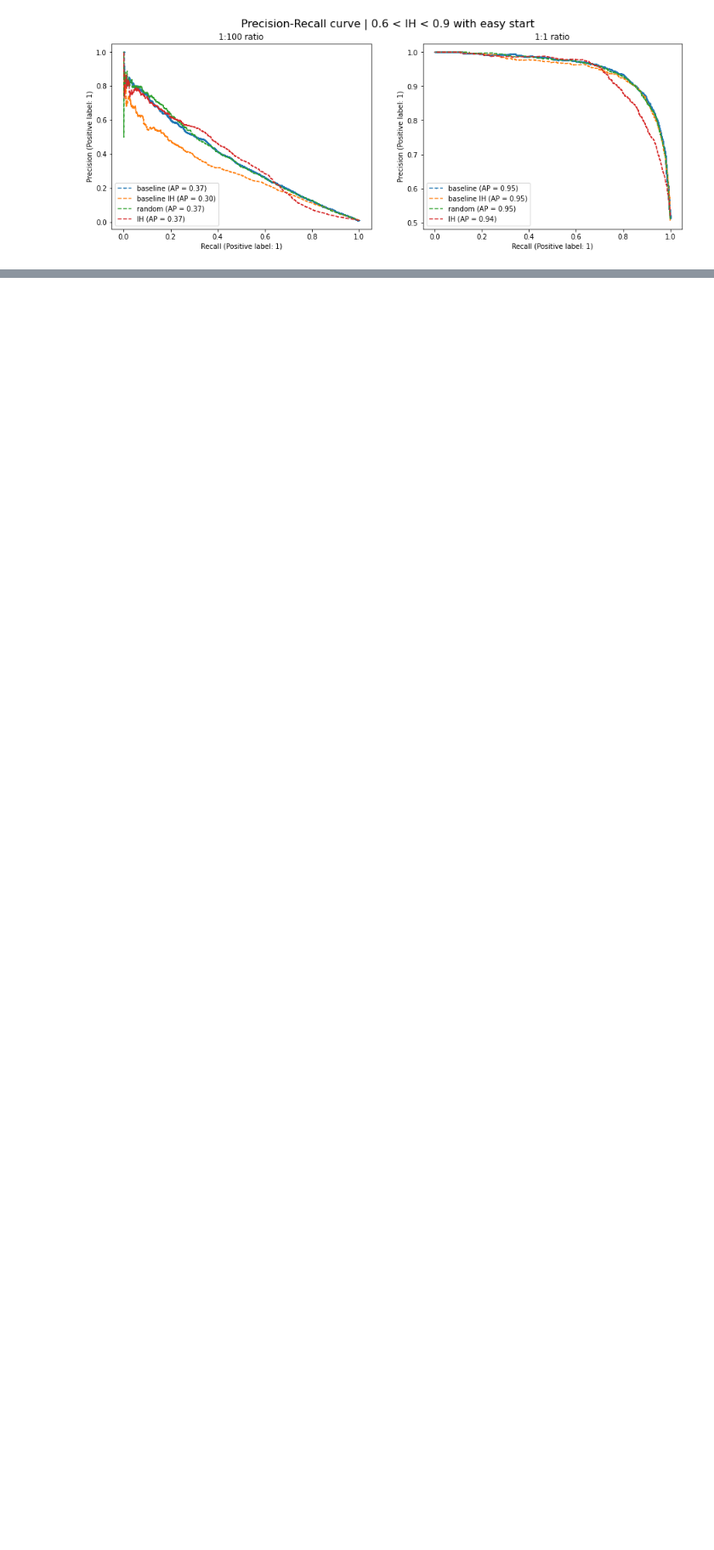
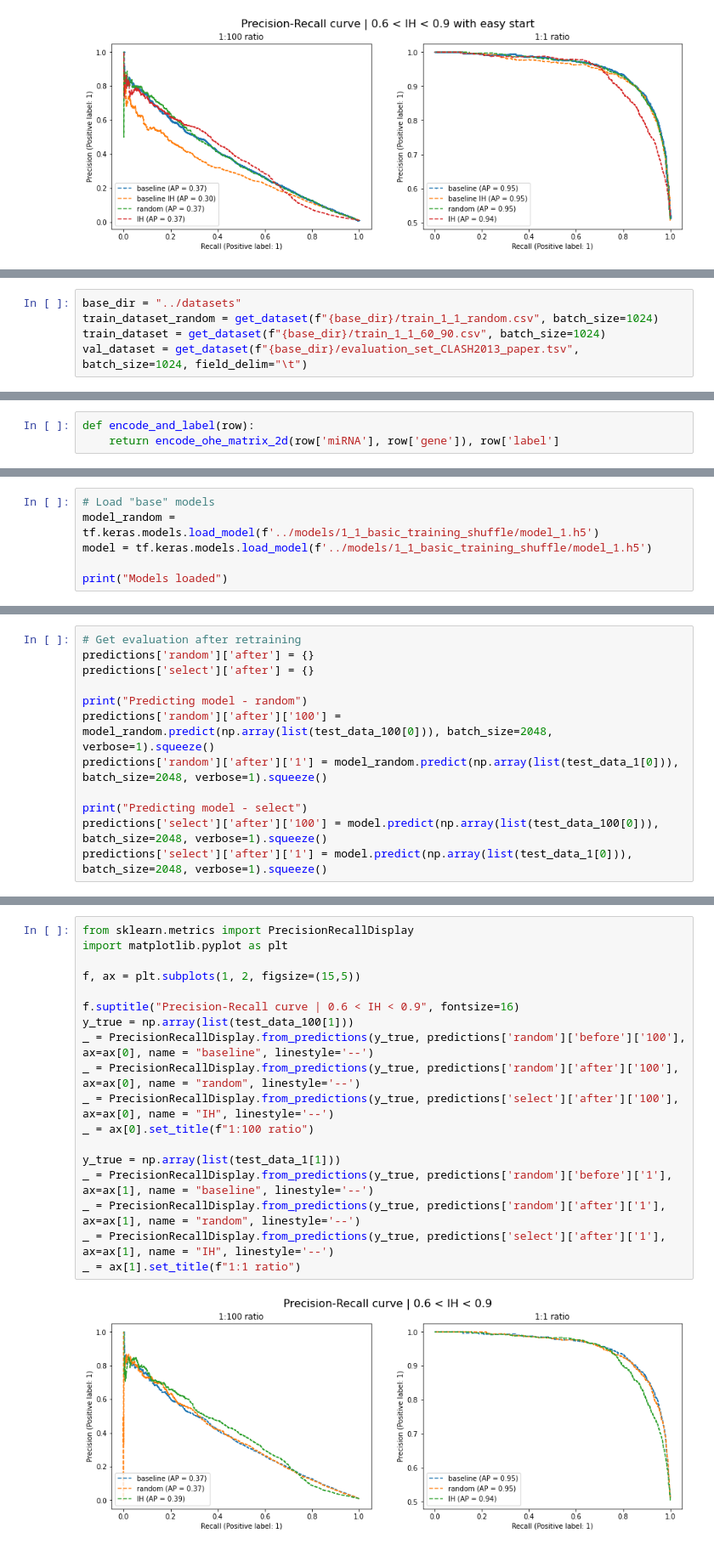
Before and after one commit to Janowie/iterative_training_experiments, a Jupyter notebook: hard_instance_retraining.ipynb, the cells around one changed output, grey strips where cells are left out. Shown at 85% size. Drawn from its saved outputs; the diff is of its cells as text; blank space fills up the shorter version.

Commit message:
Further experiments done: retraining on imbalanced dataset while freezing the conv layers => promissing

```diff
--- a/hard_instance_retraining.ipynb
+++ b/hard_instance_retraining.ipynb
@@ -857,0 +869,5 @@ _ = ax[1].set_title(f"1:1 ratio")
+# %%
+base_dir = "../datasets"
+train_dataset_random = get_dataset(f"{base_dir}/train_1_1_random.csv", batch_size=1024)
+train_dataset = get_dataset(f"{base_dir}/train_1_1_60_90.csv", batch_size=1024)
+val_dataset = get_dataset(f"{base_dir}/evaluation_set_CLASH2013_paper.tsv", batch_size=1024, field_delim="\t")
@@ -857,0 +876,3 @@ _ = ax[1].set_title(f"1:1 ratio")
+# %%
+def encode_and_label(row):
+    return encode_ohe_matrix_2d(row['miRNA'], row['gene']), row['label']
@@ -857,0 +890,6 @@ _ = ax[1].set_title(f"1:1 ratio")
+# %%
+# Load "base" models
+model_random = tf.keras.models.load_model(f'../models/1_1_basic_training_shuffle/model_1.h5')
+model = tf.keras.models.load_model(f'../models/1_1_basic_training_shuffle/model_1.h5')
+
+print("Models loaded")
@@ -857,0 +1036,12 @@ _ = ax[1].set_title(f"1:1 ratio")
+# %%
+# Get evaluation after retraining
+predictions['random']['after'] = {}
+predictions['select']['after'] = {}
+
+print("Predicting model - random")
+predictions['random']['after']['100'] = model_random.predict(np.array(list(test_data_100[0])), batch_size=2048, verbose=1).squeeze()
+predictions['random']['after']['1'] = model_random.predict(np.array(list(test_data_1[0])), batch_size=2048, verbose=1).squeeze()
+
+print("Predicting model - select")
+predictions['select']['after']['100'] = model.predict(np.array(list(test_data_100[0])), batch_size=2048, verbose=1).squeeze()
+predictions['select']['after']['1'] = model.predict(np.array(list(test_data_1[0])), batch_size=2048, verbose=1).squeeze()
@@ -857,0 +1055,20 @@ _ = ax[1].set_title(f"1:1 ratio")
+# %%
+from sklearn.metrics import PrecisionRecallDisplay
+import matplotlib.pyplot as plt
+
+f, ax = plt.subplots(1, 2, figsize=(15,5))
+
+f.suptitle("Precision-Recall curve | 0.6 < IH < 0.9", fontsize=16)
+y_true = np.array(list(test_data_100[1]))
+_ = PrecisionRecallDisplay.from_predictions(y_true, predictions['random']['before']['100'], ax=ax[0], name = "baseline", linestyle='--')
+_ = PrecisionRecallDisplay.from_predictions(y_true, predictions['random']['after']['100'], ax=ax[0], name = "random", linestyle='--')
+_ = PrecisionRecallDisplay.from_predictions(y_true, predictions['select']['after']['100'], ax=ax[0], name = "IH", linestyle='--')
+_ = ax[0].set_title(f"1:100 ratio")
+
+y_true = np.array(list(test_data_1[1]))
+_ = PrecisionRecallDisplay.from_predictions(y_true, predictions['random']['before']['1'], ax=ax[1], name = "baseline", linestyle='--')
+_ = PrecisionRecallDisplay.from_predictions(y_true, predictions['random']['after']['1'], ax=ax[1], name = "random", linestyle='--')
+_ = PrecisionRecallDisplay.from_predictions(y_true, predictions['select']['after']['1'], ax=ax[1], name = "IH", linestyle='--')
+_ = ax[1].set_title(f"1:1 ratio")
+# %% [output]
+[figure, added]
```
Also changed, not shown: parts of 56 cells of this notebook.
